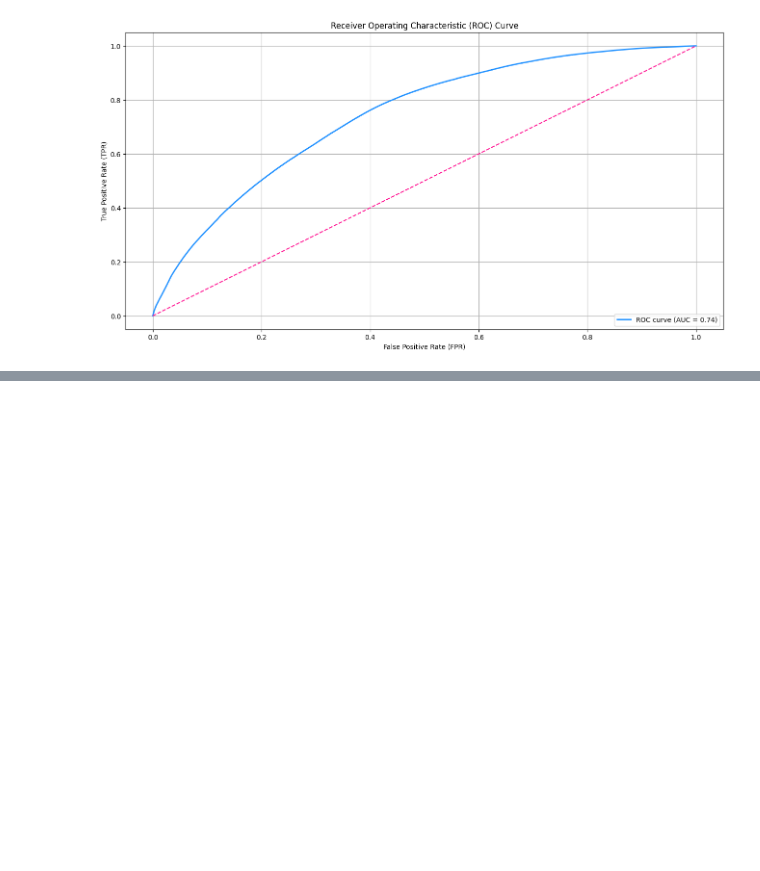
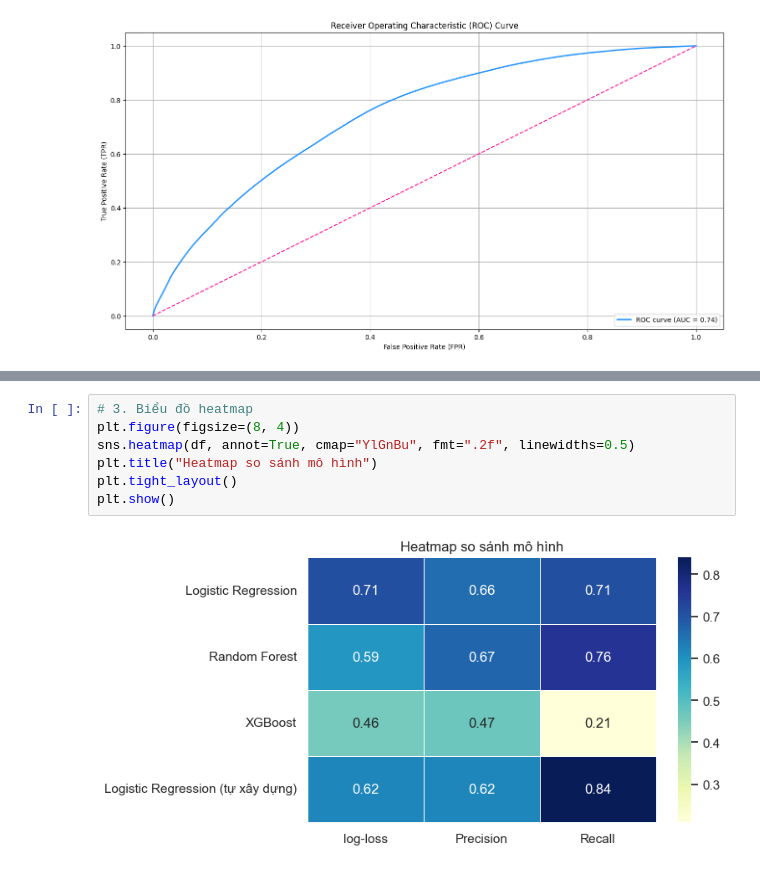
Before and after one commit to xiaoMing-04/FairyTale, a Jupyter notebook: modeling.ipynb, the cells around one changed output, grey strips where cells are left out. Drawn from its saved outputs; the diff is of its cells as text; blank space fills up the shorter version.

```diff
--- a/modeling.ipynb
+++ b/modeling.ipynb
@@ -2728 +2801,10 @@ roc_auc(y_test, np.column_stack((1 - y_pred_prob, y_pred_prob)))
+# %%
+# 3. Biểu đồ heatmap
+plt.figure(figsize=(8, 4))
+sns.heatmap(df, annot=True, cmap="YlGnBu", fmt=".2f", linewidths=0.5)
+plt.title("Heatmap so sánh mô hình")
+plt.tight_layout()
+plt.show()
+# %% [output]
+[figure, added]
 # %% [markdown]
```
Also changed, not shown: parts of 6 cells of this notebook.
